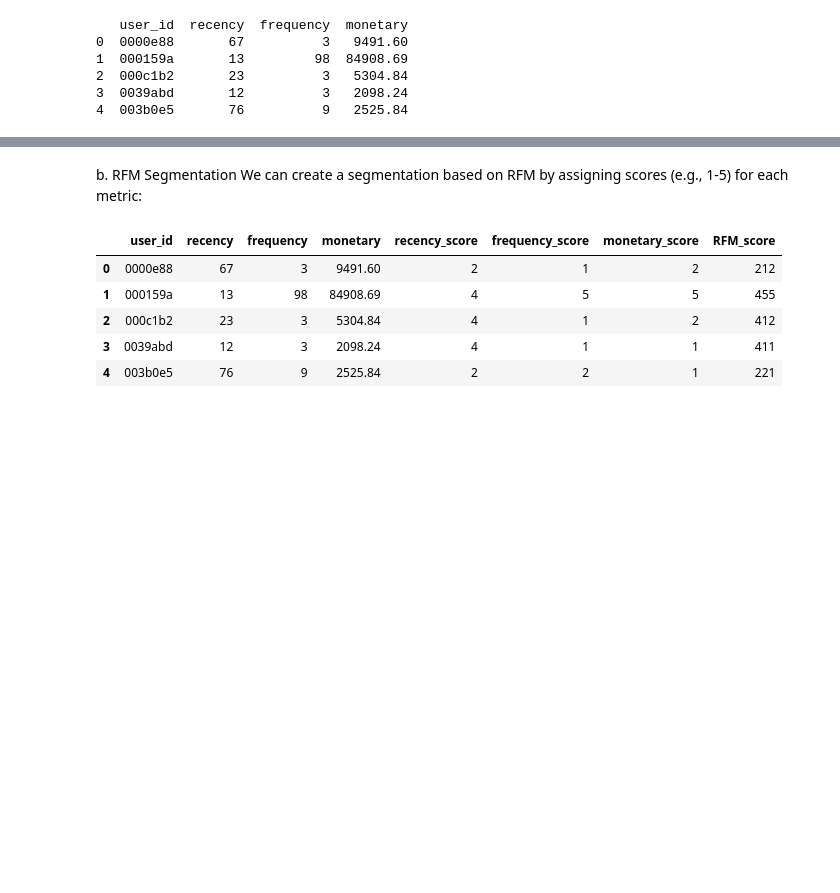
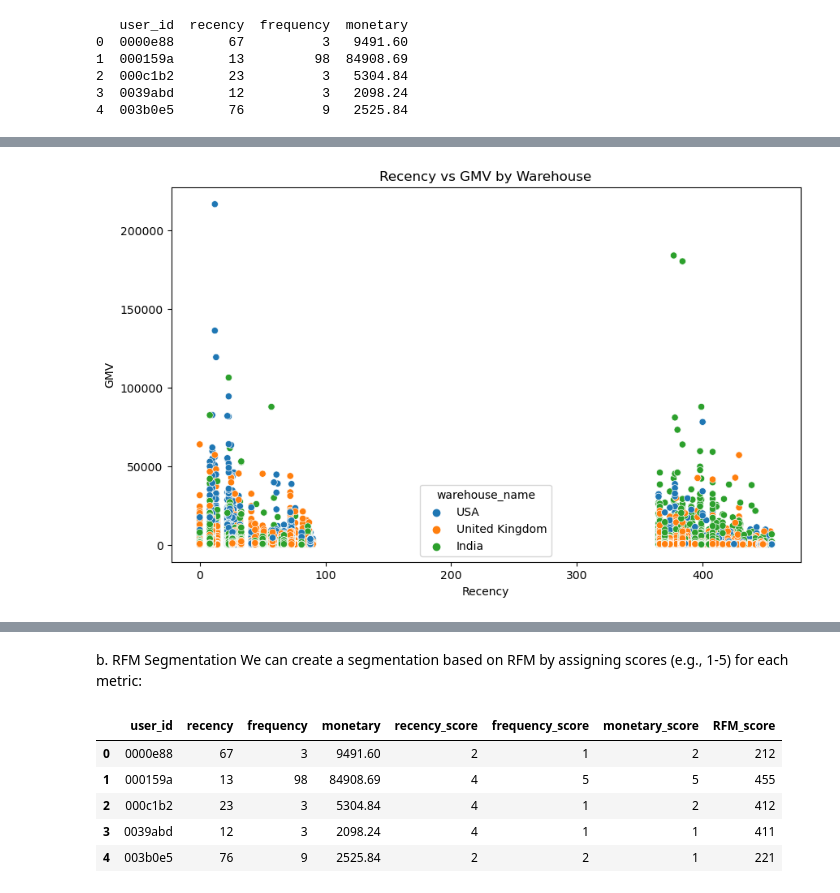
Before and after one commit to Ayush-mishra-0-0/AC, a Jupyter notebook: main.ipynb, the cells around one changed output, grey strips where cells are left out. Drawn from its saved outputs; the diff is of its cells as text; code cells hidden in the pictures; blank space fills up the shorter version.

```diff
--- a/main.ipynb
+++ b/main.ipynb
@@ -216,3 +227,6 @@ print(rfm_df.head())
 2  000c1b2       23          3   5304.84
 3  0039abd       12          3   2098.24
 4  003b0e5       76          9   2525.84
+# %%
+#  make a new data frame with df and rfm_df
+df_rfm = df.merge(rfm_df, on='user_id')
@@ -218,0 +243,11 @@ print(rfm_df.head())
+# %%
+# make a plot for recency and hue by warehouse name
+
+plt.figure(figsize=(10, 6))
+sns.scatterplot(x='recency', y='placed_gmv', hue='warehouse_name', data=df_rfm)
+plt.title('Recency vs GMV by Warehouse')
+plt.xlabel('Recency')
+plt.ylabel('GMV')
+plt.show()
+# %% [output]
+[figure, added]
```
Also changed, not shown: parts of 15 cells of this notebook, 21 other files.
